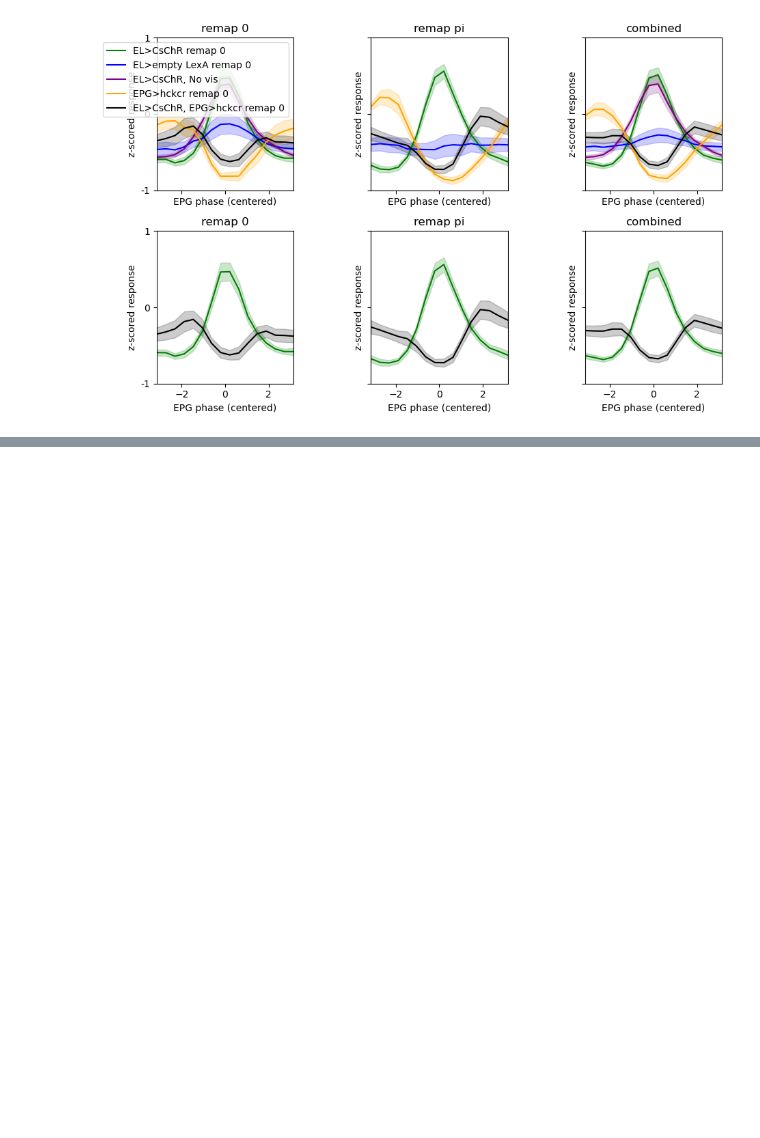
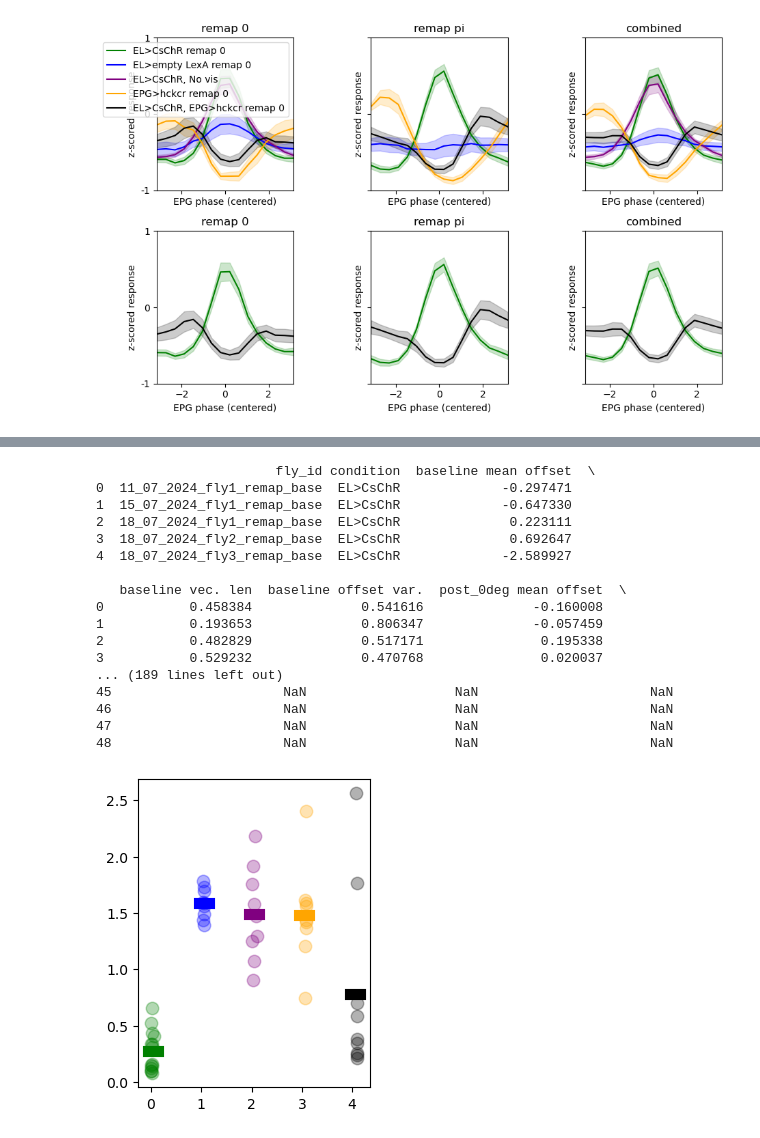
Before and after one commit to yfisher-lab/NeuromodPlasticity, a Jupyter notebook: NeuromodPlasticity/figures/remapping/gof_combined.ipynb, the cells around one changed output, grey strips where cells are left out. Saved outputs shown, nothing was run; the diff lists cells and outputs as text; code cells hidden in the pictures; blank space fills up the shorter version.

```diff
--- a/NeuromodPlasticity/figures/remapping/gof_combined.ipynb
+++ b/NeuromodPlasticity/figures/remapping/gof_combined.ipynb
@@ -328,0 +408,48 @@ def build_sum_stats(fly_list):
+# %%
+def avg_diff(tmp_sum_stats, cond):
+    if cond!= 'EL>CsChR, No vis':
+        diff0 = np.abs(tmp_sum_stats['post_0deg mean offset'] )
+        diff180 = np.abs(np.pi - sum_stats['post_180deg mean offset'] )
+        diff180 = np.minimum(diff180, 2*np.pi-diff180)
+
+
+    else:
+        diff0 = np.abs(tmp_sum_stats['post_novis1 mean offset'])
+        diff0 = np.minimum(diff0, 2*np.pi-diff0)
+
+        diff180 = np.abs(np.pi - tmp_sum_stats['post_novis2 mean offset'] )
+        diff180 = np.minimum(diff180, 2*np.pi-diff180)
+
+    return (diff0+diff180)/2
+# %%
+fig, ax = plt.subplots(figsize=[3,4])
+
+cols = ['EL>CsChR', 'EL>empty LexA', 'EL>CsChR, No vis', 'EPG>hckcr', 'EL>CsChR, EPG>hckcr']
+colors = ['green', 'blue', 'purple', 'orange', 'black']
+for i, (col, color) in enumerate(zip(cols, colors)):
+    sum_stats_col = sum_stats.loc[sum_stats['condition']==col]
+    print(sum_stats_col.head())
+    avg_diff_col = avg_diff(sum_stats_col, col)
+
+    n = avg_diff_col.shape[0]
+    ax.scatter(np.linspace(0,.1,num=n) + i, avg_diff_col, color=color, alpha=.3, s=80)
+    ax.plot([-.05+i,.15+i], avg_diff_col.mean()*np.ones([2,]), linewidth=8, color=color, label=col)
+# %% [output]
+                       fly_id condition  baseline mean offset  \
+0  11_07_2024_fly1_remap_base  EL>CsChR             -0.297471
+1  15_07_2024_fly1_remap_base  EL>CsChR             -0.647330
+2  18_07_2024_fly1_remap_base  EL>CsChR              0.223111
+3  18_07_2024_fly2_remap_base  EL>CsChR              0.692647
+4  18_07_2024_fly3_remap_base  EL>CsChR             -2.589927
+
+   baseline vec. len  baseline offset var.  post_0deg mean offset  \
+0           0.458384              0.541616              -0.160008
+1           0.193653              0.806347              -0.057459
+2           0.482829              0.517171               0.195338
+3           0.529232              0.470768               0.020037
+... (189 lines left out)
+45                      NaN                   NaN                      NaN
+46                      NaN                   NaN                      NaN
+47                      NaN                   NaN                      NaN
+48                      NaN                   NaN                      NaN
+[figure, added]
```
Also changed, not shown: parts of 6 cells of this notebook, 3 other files.
